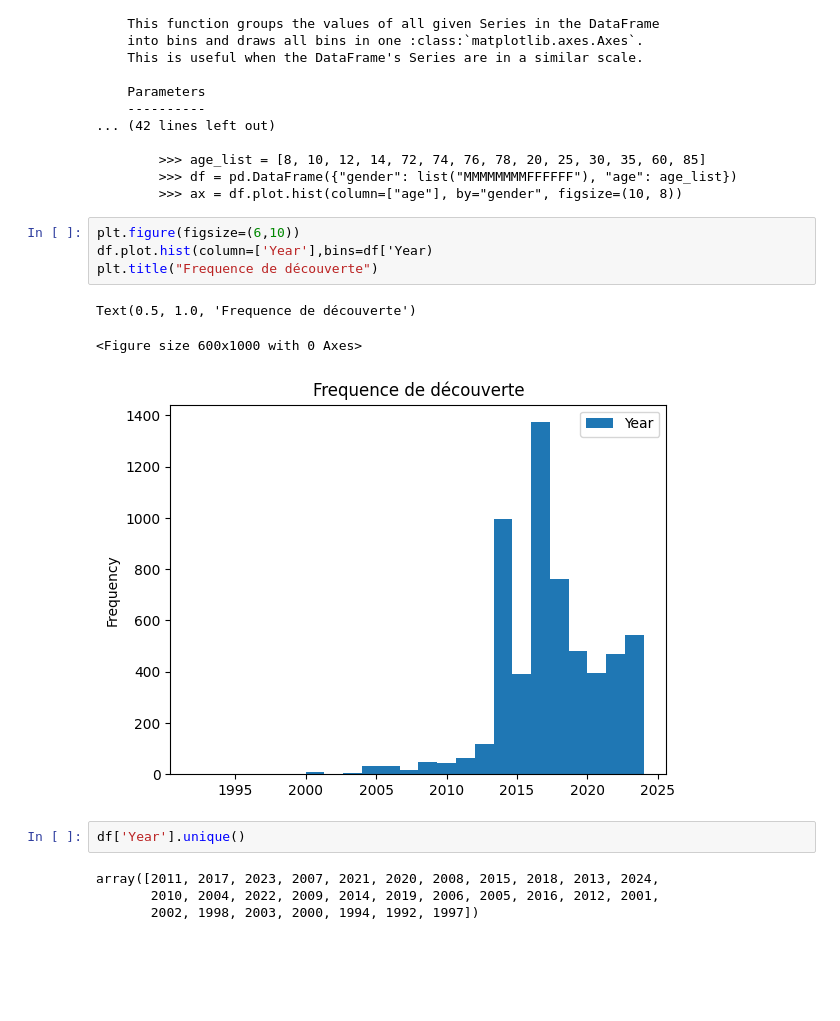
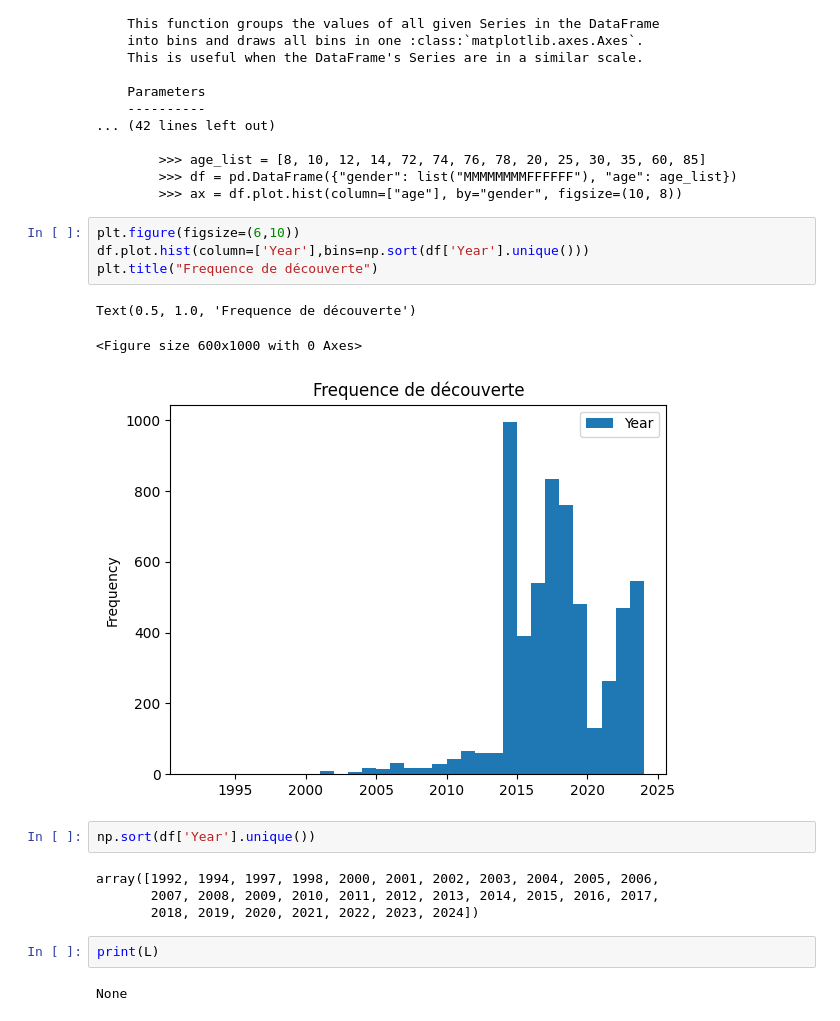
Before and after one commit to elyesse73/pe-hackathon, a Jupyter notebook: notebook_nathan.ipynb, the cells around one changed output. Saved outputs shown, nothing was run; the diff lists cells and outputs as text; blank space fills up the shorter version.

```diff
--- a/notebook_nathan.ipynb
+++ b/notebook_nathan.ipynb
@@ -111,15 +111,19 @@ hist(by: 'IndexLabel | None' = None, bins: 'int' = 10, **kwargs) -> 'PlotAccesso
         >>> ax = df.plot.hist(column=["age"], by="gender", figsize=(10, 8))
 # %%
 plt.figure(figsize=(6,10))
-df.plot.hist(column=['Year'],bins=df['Year)
+df.plot.hist(column=['Year'],bins=np.sort(df['Year'].unique()))
 plt.title("Frequence de découverte")
 # %% [output]
 Text(0.5, 1.0, 'Frequence de découverte')
 <Figure size 600x1000 with 0 Axes>
-[figure, old version]
+[figure, new version]
 # %%
-df['Year'].unique()
+np.sort(df['Year'].unique())
 # %% [output]
-array([2011, 2017, 2023, 2007, 2021, 2020, 2008, 2015, 2018, 2013, 2024,
-       2010, 2004, 2022, 2009, 2014, 2019, 2006, 2005, 2016, 2012, 2001,
-       2002, 1998, 2003, 2000, 1994, 1992, 1997])
+array([1992, 1994, 1997, 1998, 2000, 2001, 2002, 2003, 2004, 2005, 2006,
+       2007, 2008, 2009, 2010, 2011, 2012, 2013, 2014, 2015, 2016, 2017,
+       2018, 2019, 2020, 2021, 2022, 2023, 2024])
+# %%
+print(L)
+# %% [output]
+None
```
